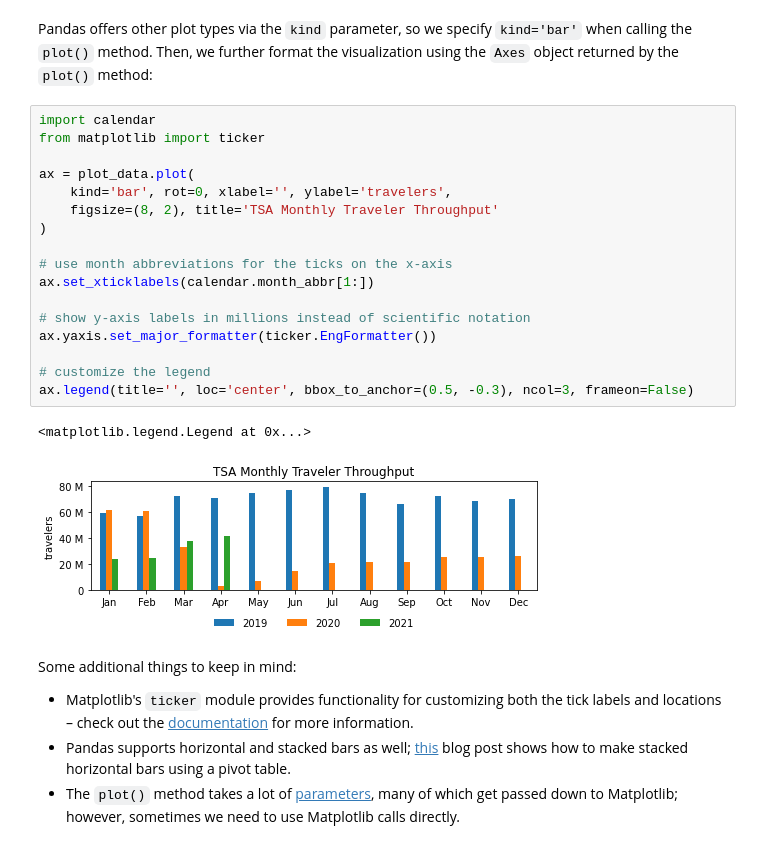
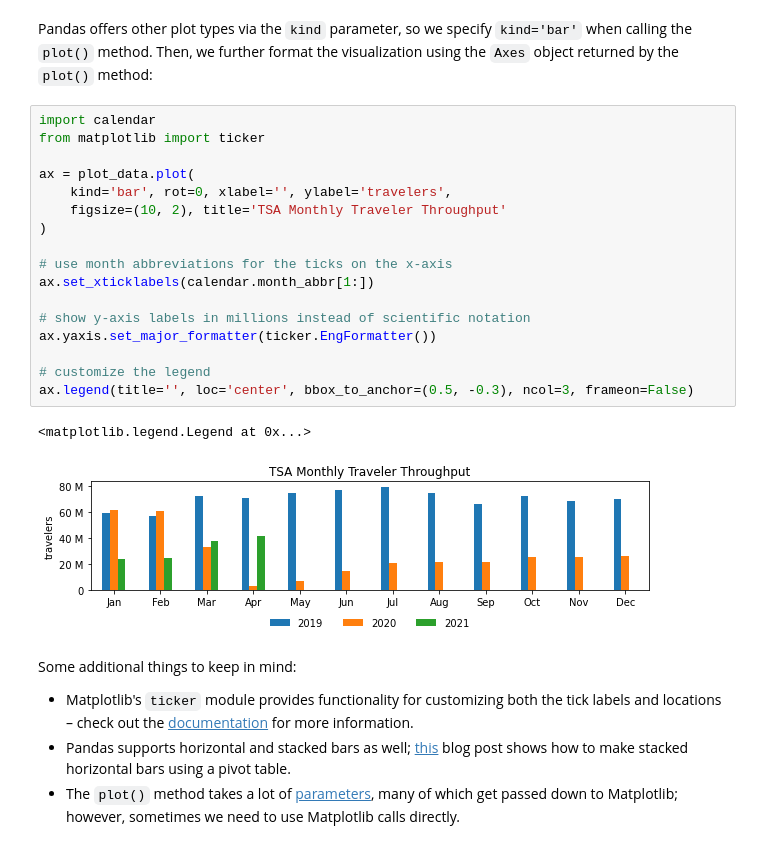
Before and after one commit to stefmolin/pandas-workshop, a Jupyter notebook: notebooks/3-data_visualization.ipynb, the cells around one changed output. Cells and saved outputs as stored; diff of their text form.

Commit message:
Make bar plot larger.

```diff
--- a/notebooks/3-data_visualization.ipynb
+++ b/notebooks/3-data_visualization.ipynb
@@ -68,23 +68,23 @@ Pandas offers other plot types via the `kind` parameter, so we specify `kind='ba
 # %%
 import calendar
 from matplotlib import ticker
 
 ax = plot_data.plot(
     kind='bar', rot=0, xlabel='', ylabel='travelers',
-    figsize=(8, 2), title='TSA Monthly Traveler Throughput'
+    figsize=(10, 2), title='TSA Monthly Traveler Throughput'
 )
 
 # use month abbreviations for the ticks on the x-axis
 ax.set_xticklabels(calendar.month_abbr[1:])
 
 # show y-axis labels in millions instead of scientific notation
 ax.yaxis.set_major_formatter(ticker.EngFormatter())
 
 # customize the legend
 ax.legend(title='', loc='center', bbox_to_anchor=(0.5, -0.3), ncol=3, frameon=False)
 # %% [output]
 <matplotlib.legend.Legend at 0x...>
-[figure, old version]
+[figure, new version]
 # %% [markdown]
 Some additional things to keep in mind:
 - Matplotlib's `ticker` module provides functionality for customizing both the tick labels and locations &ndash; check out the [documentation](https://matplotlib.org/stable/api/ticker_api.html) for more information.
```
Also changed, not shown: 3 other files.
